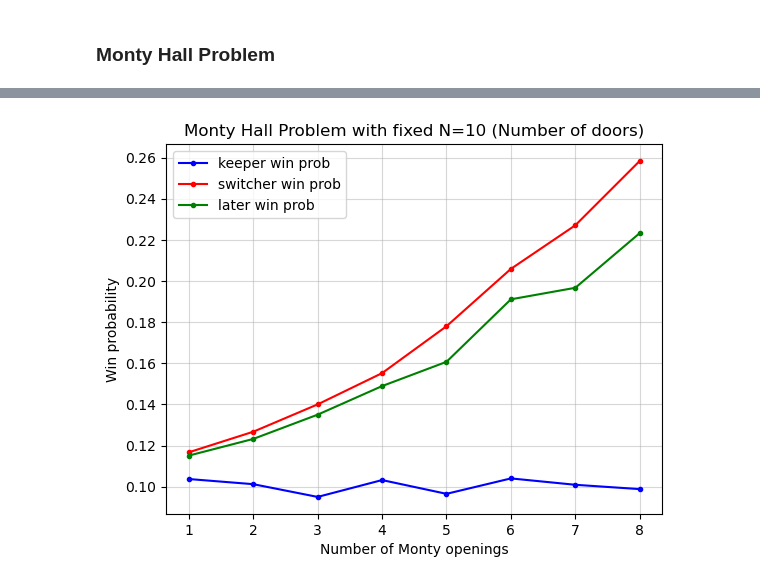
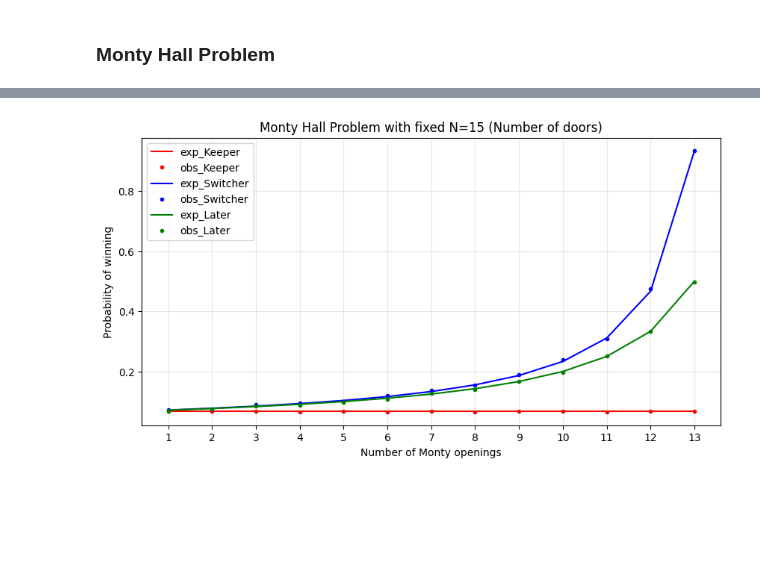
Before and after one commit to EmanuelaMenditto/astrostatistics_bicocca_2025, a Jupyter notebook: working/L02_MontyHallProblem.ipynb, the cells around one changed output, grey strips where cells are left out. Cells and saved outputs as stored; diff of their text form; code cells hidden in the pictures; blank space fills up the shorter version.

```diff
--- a/working/L02_MontyHallProblem.ipynb
+++ b/working/L02_MontyHallProblem.ipynb
@@ -64,0 +74,8 @@ N = 4
+# %%
+def win_prob(type, N, p):
+  if(type == "keeper"):
+    return 1/N
+  if(type == "switcher"):
+    return (1/(N))*((N-1)/(N-p-1))
+  if(type == "later"):
+    return 1/(N-p)
@@ -160,8 +198,9 @@ Monty Hall Problem with fixed p=1 (Number of Monty openings):
 vec_keeper = []
 vec_switcher = []
 vec_later = []
+p = 1
 
-for N in range(3, 10):
+for N in range(3, 16):
 
     keeper_wins = 0
     switcher_wins = 0
@@ -221,7 +336,7 @@ Monty Hall Problem with fixed N=10 (Number of doors):
 new_vec_keeper = []
 new_vec_switcher = []
 new_vec_later = []
-N = 10
+N = 15
 
 for p in range(1, N-1):
 
@@ -238,9 +353,9 @@ for p in range(1, N-1):
 
       first_choice = np.random.randint(0,N)
 
-      monty_opens = np.random.randint(0,N,size=p)
+      monty_opens = np.random.choice(N, size=p, replace=False)
       while(first_choice in monty_opens or win in monty_opens):
-        monty_opens = np.random.randint(0,N,size=p)
+        monty_opens = np.random.choice(N, size=p, replace=False)
 
       second_choice = np.random.randint(0,N)
       while(second_choice == first_choice or second_choice in monty_opens):
@@ -264,16 +379,25 @@ for p in range(1, N-1):
     new_vec_keeper.append(keeper_wins/rounds)
     new_vec_switcher.append(switcher_wins/rounds)
     new_vec_later.append(later_wins/rounds)
+# %%
+vec_p = np.arange(1, N-1)
+keeper_Pwins = win_prob("keeper", N, vec_p)
+switcher_Pwins = win_prob("switcher", N, vec_p)
+later_Pwins = win_prob("later", N, vec_p)
 # %%
-plt.plot(range(1, N-1), new_vec_keeper, '.-b', label='keeper win prob')
-plt.plot(range(1, N-1), new_vec_switcher, '.-r', label='switcher win prob')
-plt.plot(range(1, N-1), new_vec_later, '.-g', label='later win prob')
-plt.xlabel('Number of Monty openings')
-plt.ylabel('Win probability')
-plt.title('Monty Hall Problem with fixed N=10 (Number of doors)')
-plt.grid(alpha=0.5)
+plt.figure(figsize=(10, 5))
+plt.plot(vec_p, keeper_Pwins*np.ones(len(vec_p)), "-r", label="exp_Keeper")
+plt.plot(vec_p, new_vec_keeper, ".r", label="obs_Keeper")
+plt.plot(vec_p, switcher_Pwins, "-b", label="exp_Switcher")
+plt.plot(vec_p, new_vec_switcher, ".b", label="obs_Switcher")
+plt.plot(vec_p, later_Pwins, "-g", label="exp_Later")
+plt.plot(vec_p, new_vec_later, ".g", label="obs_Later")
 plt.legend()
+plt.xticks(vec_p)
+plt.xlabel("Number of Monty openings")
+plt.ylabel("Probability of winning")
+plt.title(f'Monty Hall Problem with fixed N={N} (Number of doors)')
+plt.grid(alpha=0.3)
 plt.show()
-plt.close()
 # %% [output]
-[figure, old version]
+[figure, new version]
```
Also changed, not shown: parts of 20 cells of this notebook.
